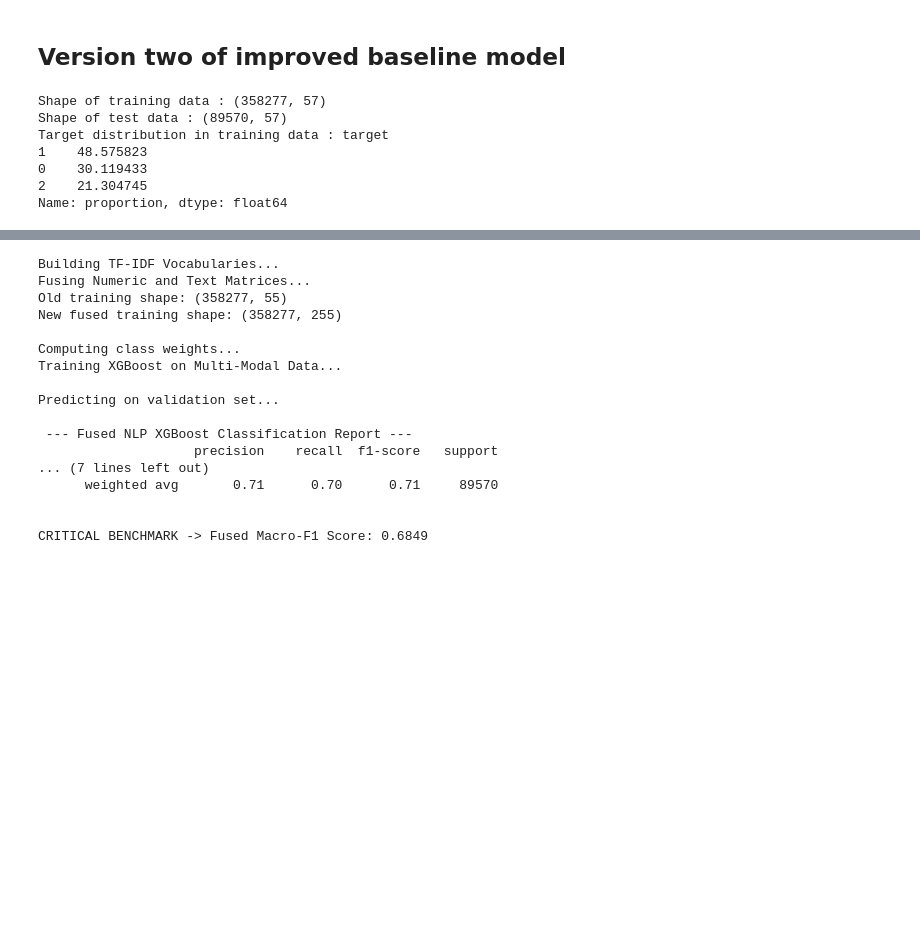
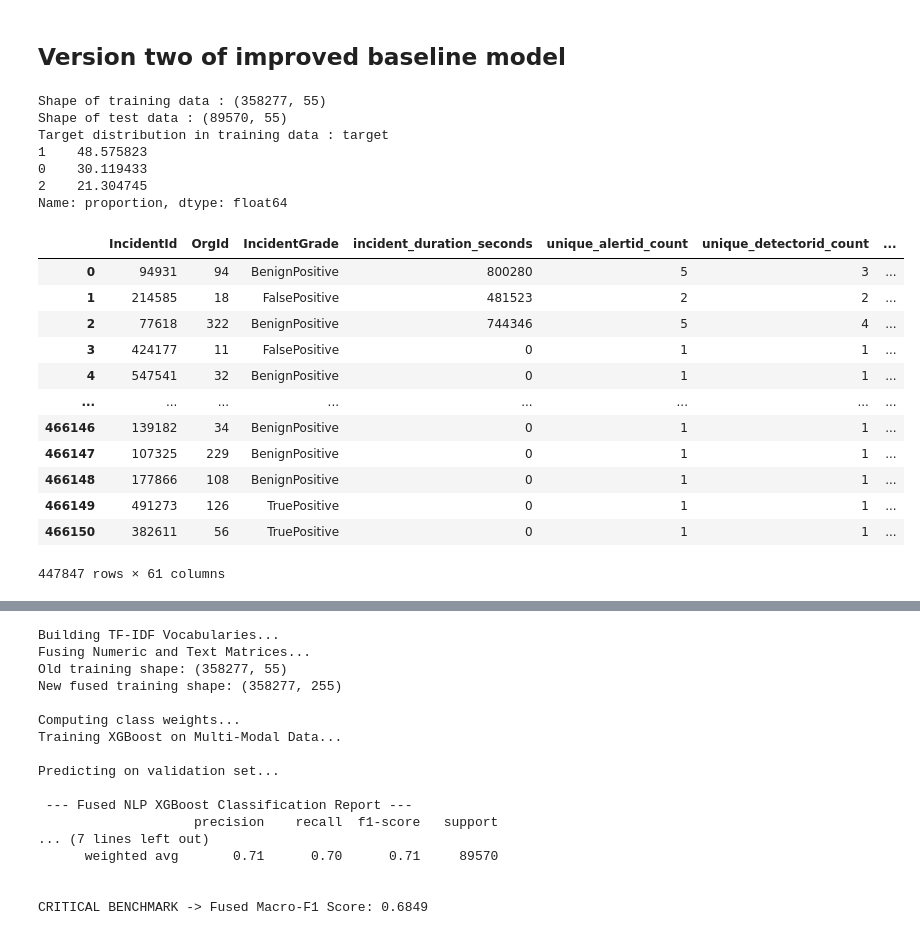
Before and after one commit to SourabhSingh-dev/soc-sentinel, a Jupyter notebook: notebooks/02_baseline_prototyping.ipynb, the cells around one changed output, grey strips where cells are left out. Cells and saved outputs as stored; diff of their text form; code cells hidden in the pictures; blank space fills up the shorter version.

```diff
--- a/notebooks/02_baseline_prototyping.ipynb
+++ b/notebooks/02_baseline_prototyping.ipynb
@@ -163,25 +167,39 @@ dtype: float64
 # %%
 df = pl.read_parquet('../data/03_processed/version_two_engineered_features_train.parquet').to_pandas()
 df = df.dropna(subset=['IncidentGrade'])
 
 df['target'] = df['IncidentGrade'].map(label_map)
 
-X = df.drop(columns=['IncidentId','OrgId','IncidentGrade','target'])
+X = df.drop(columns=['IncidentId','OrgId','IncidentGrade','target','text_AlertTitle','text_FileName'])
 y = df['target']
 
 X_train,X_test,y_train,y_test = train_test_split(X,y,test_size=0.2,random_state=42,stratify=y)
 
 print(f"Shape of training data : {X_train.shape}")
 print(f"Shape of test data : {X_test.shape}")
 print(f"Target distribution in training data : {y_train.value_counts(normalize=True) * 100}")
+df
 # %% [output]
-Shape of training data : (358277, 57)
-Shape of test data : (89570, 57)
+Shape of training data : (358277, 55)
+Shape of test data : (89570, 55)
 Target distribution in training data : target
 1    48.575823
 0    30.119433
 2    21.304745
 Name: proportion, dtype: float64
+|  | IncidentId | OrgId | IncidentGrade | incident_duration_seconds | unique_alertid_count | unique_detectorid_count | ... |
+| 0 | 94931 | 94 | BenignPositive | 800280 | 5 | 3 | ... |
+| 1 | 214585 | 18 | FalsePositive | 481523 | 2 | 2 | ... |
+| 2 | 77618 | 322 | BenignPositive | 744346 | 5 | 4 | ... |
+| 3 | 424177 | 11 | FalsePositive | 0 | 1 | 1 | ... |
+| 4 | 547541 | 32 | BenignPositive | 0 | 1 | 1 | ... |
+| ... | ... | ... | ... | ... | ... | ... | ... |
+| 466146 | 139182 | 34 | BenignPositive | 0 | 1 | 1 | ... |
+| 466147 | 107325 | 229 | BenignPositive | 0 | 1 | 1 | ... |
+| 466148 | 177866 | 108 | BenignPositive | 0 | 1 | 1 | ... |
+| 466149 | 491273 | 126 | TruePositive | 0 | 1 | 1 | ... |
+| 466150 | 382611 | 56 | TruePositive | 0 | 1 | 1 | ... |
+447847 rows × 61 columns
 # %%
 rf_baseline = RandomForestClassifier(
     n_estimators=50,
```
Also changed, not shown: parts of 11 cells of this notebook, 17 other files.
